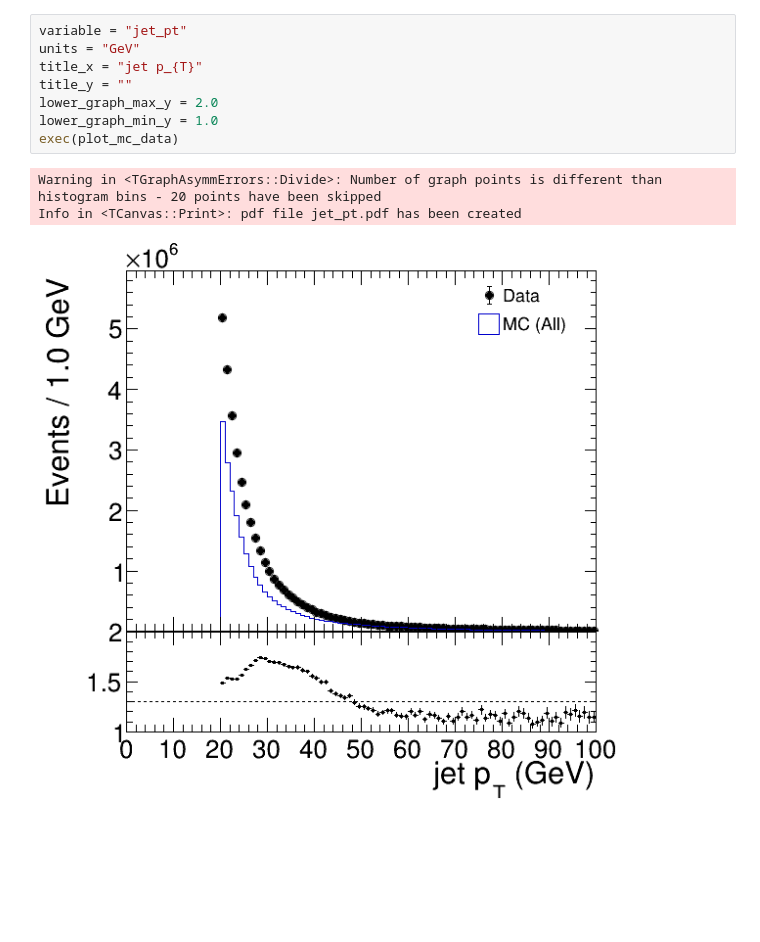
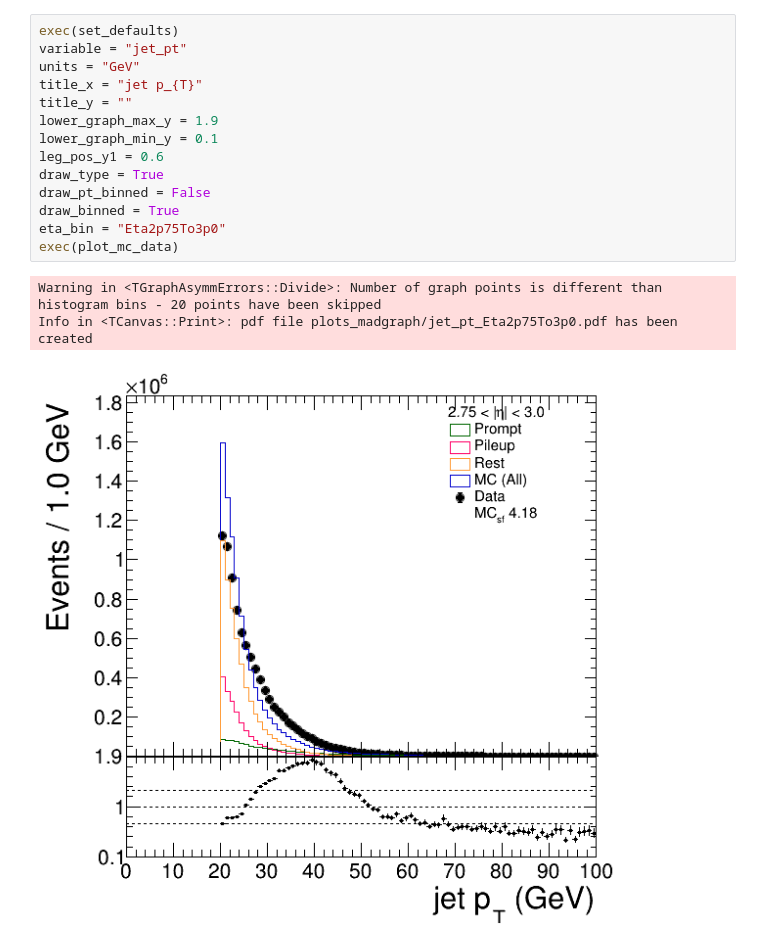
Before and after one commit to singh-ramanpreet/PUJetId_training_plotting, a Jupyter notebook: plotting/plot_mc_data.ipynb, the cells around one changed output. Cells and saved outputs as stored; diff of their text form; blank space fills up the shorter version.

```diff
--- a/plotting/plot_mc_data.ipynb
+++ b/plotting/plot_mc_data.ipynb
@@ -152,12 +380,18 @@ Info in <TCanvas::Print>: pdf file Z_pt.pdf has been created
 # %%
+exec(set_defaults)
 variable = "jet_pt"
 units = "GeV"
 title_x = "jet p_{T}"
 title_y = ""
-lower_graph_max_y = 2.0
-lower_graph_min_y = 1.0
+lower_graph_max_y = 1.9
+lower_graph_min_y = 0.1
+leg_pos_y1 = 0.6
+draw_type = True
+draw_pt_binned = False
+draw_binned = True
+eta_bin = "Eta2p75To3p0"
 exec(plot_mc_data)
 # %% [output]
 Warning in <TGraphAsymmErrors::Divide>: Number of graph points is different than histogram bins - 20 points have been skipped
-Info in <TCanvas::Print>: pdf file jet_pt.pdf has been created
+Info in <TCanvas::Print>: pdf file plots_madgraph/jet_pt_Eta2p75To3p0.pdf has been created
-[figure, old version]
+[figure, new version]
```
Also changed, not shown: parts of 29 cells of this notebook, 3 other files.
